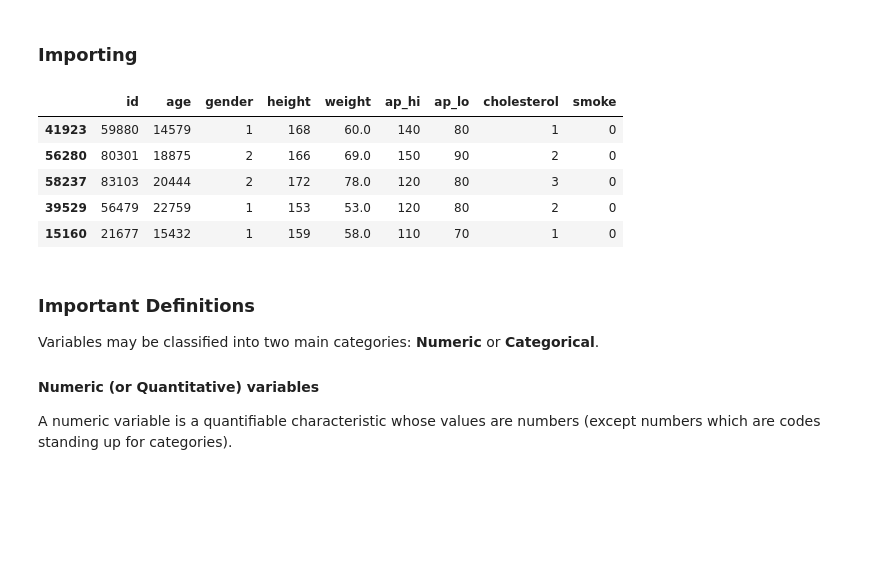
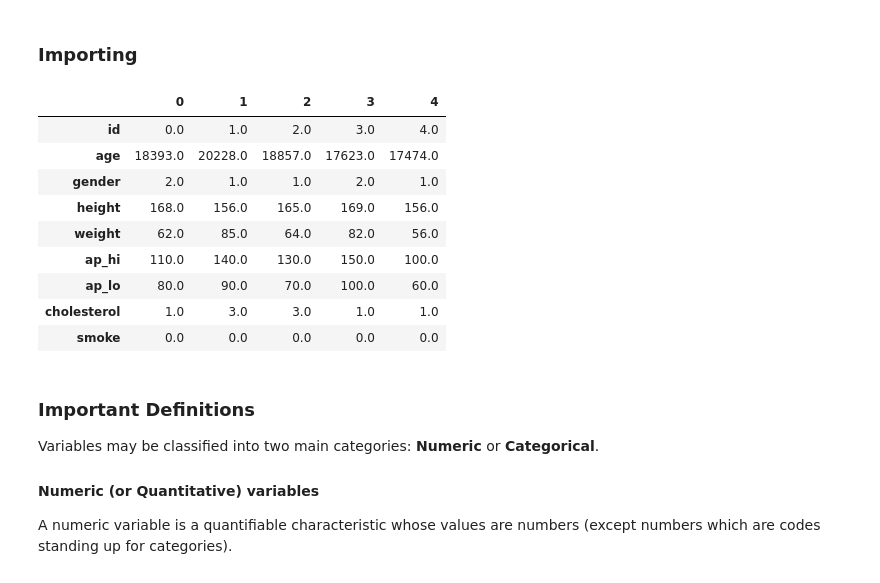
Before and after one commit to caiocvelasco/health-data-analysis, a Jupyter notebook: cardio-data-analysis-project.ipynb, the cells around one changed output. Saved outputs shown, nothing was run; the diff lists cells and outputs as text; code cells hidden in the pictures; blank space fills up the shorter version.

```diff
--- a/cardio-data-analysis-project.ipynb
+++ b/cardio-data-analysis-project.ipynb
@@ -63,30 +64,34 @@ import seaborn as sns            # for data visualization
 # %%
 # Basic Settings
 csv_folder_name = "health_dataset"  # please, change the folder name (where the CSV files are stored) if need be
 notebook_location = "C:\\Users\\caiov\\OneDrive - UCLA IT Services\\Documentos\\DataScience\\Datasets" # set the location where this notebook is saved
 csv_folder_path = notebook_location + "\\" + csv_folder_name  # set path for the CSV files
 os.chdir(csv_folder_path)                                     # set location of CSV files
 
 # Save cvs Data on a Pandas Dataframe
 df = pd.read_csv("cardio_base.csv", sep = ",", skipinitialspace = True) #skip space after delimiter if need be
 
 # Save a Copy of the Dataframe
 data = df.copy()
 
 # Dataset Manipulation
 data.name = "Cardio Base Dataset" # rename the dataset
 cols = data.columns;              # create an index list with feature names
 
 # Quick Overview of a Sample from the Data
 pd.set_option("display.max_columns", None) # changing the max_columns value
-data.sample(5)
+data.head().T
 # %% [output]
-|  | id | age | gender | height | weight | ap_hi | ap_lo | cholesterol | smoke |
-| 41923 | 59880 | 14579 | 1 | 168 | 60.0 | 140 | 80 | 1 | 0 |
-| 56280 | 80301 | 18875 | 2 | 166 | 69.0 | 150 | 90 | 2 | 0 |
-| 58237 | 83103 | 20444 | 2 | 172 | 78.0 | 120 | 80 | 3 | 0 |
-| 39529 | 56479 | 22759 | 1 | 153 | 53.0 | 120 | 80 | 2 | 0 |
-| 15160 | 21677 | 15432 | 1 | 159 | 58.0 | 110 | 70 | 1 | 0 |
+|  | 0 | 1 | 2 | 3 | 4 |
+| id | 0.0 | 1.0 | 2.0 | 3.0 | 4.0 |
+| age | 18393.0 | 20228.0 | 18857.0 | 17623.0 | 17474.0 |
+| gender | 2.0 | 1.0 | 1.0 | 2.0 | 1.0 |
+| height | 168.0 | 156.0 | 165.0 | 169.0 | 156.0 |
+| weight | 62.0 | 85.0 | 64.0 | 82.0 | 56.0 |
+| ap_hi | 110.0 | 140.0 | 130.0 | 150.0 | 100.0 |
+| ap_lo | 80.0 | 90.0 | 70.0 | 100.0 | 60.0 |
+| cholesterol | 1.0 | 3.0 | 3.0 | 1.0 | 1.0 |
+| smoke | 0.0 | 0.0 | 0.0 | 0.0 | 0.0 |
 # %% [markdown]
 ### Important Definitions
 
```
Also changed, not shown: parts of 22 cells of this notebook.
